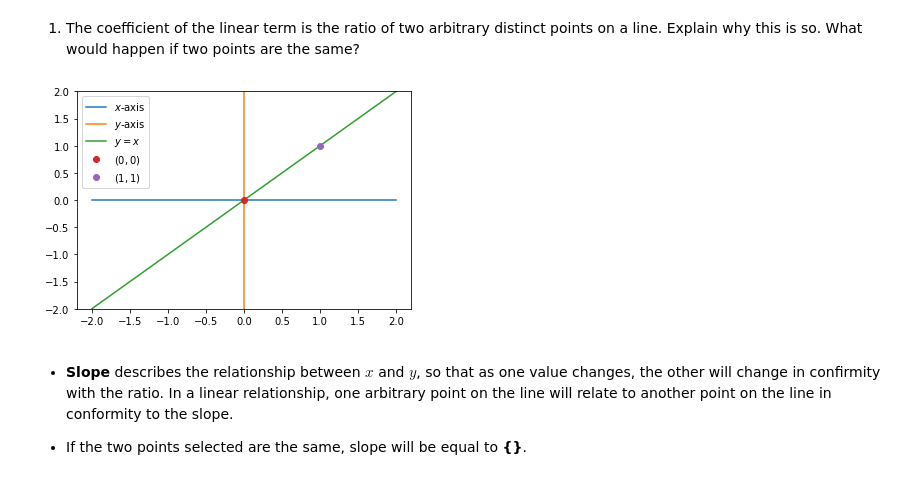
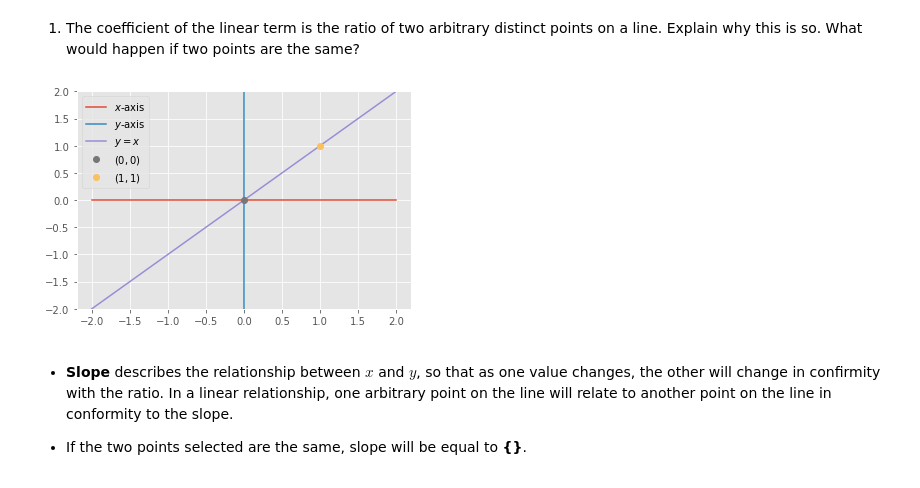
Before and after one commit to the-ben-borg/bloom-dse, a Jupyter notebook: linear-algebra/Linear Algebra - Derivative at a Point - Assignment 4.ipynb, the cells around one changed output. Drawn from its saved outputs; the diff is of its cells as text; code cells hidden in the pictures.

```diff
--- a/linear-algebra/Linear Algebra - Derivative at a Point - Assignment 4.ipynb
+++ b/linear-algebra/Linear Algebra - Derivative at a Point - Assignment 4.ipynb
@@ -3,18 +3,20 @@
 # %%
 import numpy as np
 import matplotlib.pyplot as plt
 
+
 x = np.linspace(-2, 2, 101)
+plt.style.use('ggplot')
 plt.plot(x, np.linspace(0, 0, 101), label="$x$-axis")
 plt.plot(np.linspace(0, 0, 101), x, label="$y$-axis")
 plt.plot(x, x, label="$y=x$")
 plt.plot(0, 0, 'o', label="$(0,0)$")
 plt.plot(1, 1, 'o', label="$(1,1)$")
 plt.ylim((-2, 2))
 plt.legend()
 plt.show()
 # %% [output]
-[figure, old version]
+[figure, new version]
 # %% [markdown]
 - **Slope** describes the relationship between $x$ and $y$, so that as one value changes, the other will change in confirmity with the ratio. In a linear relationship, one arbitrary point on the line will relate to another point on the line in conformity to the slope.
 
```
Also changed, not shown: parts of 6 cells of this notebook, 4 other files.
